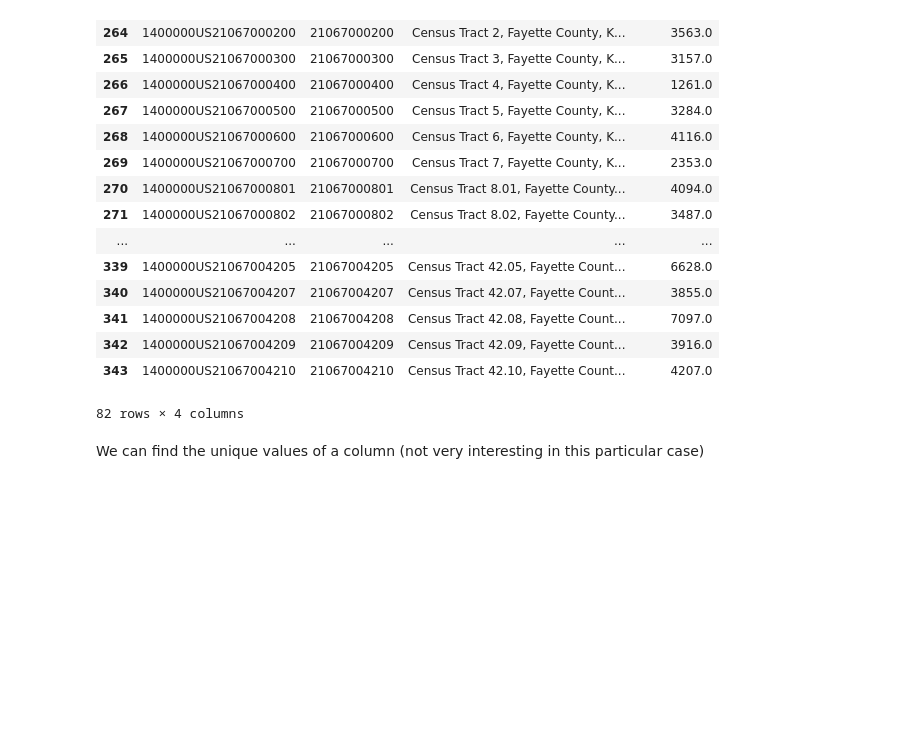
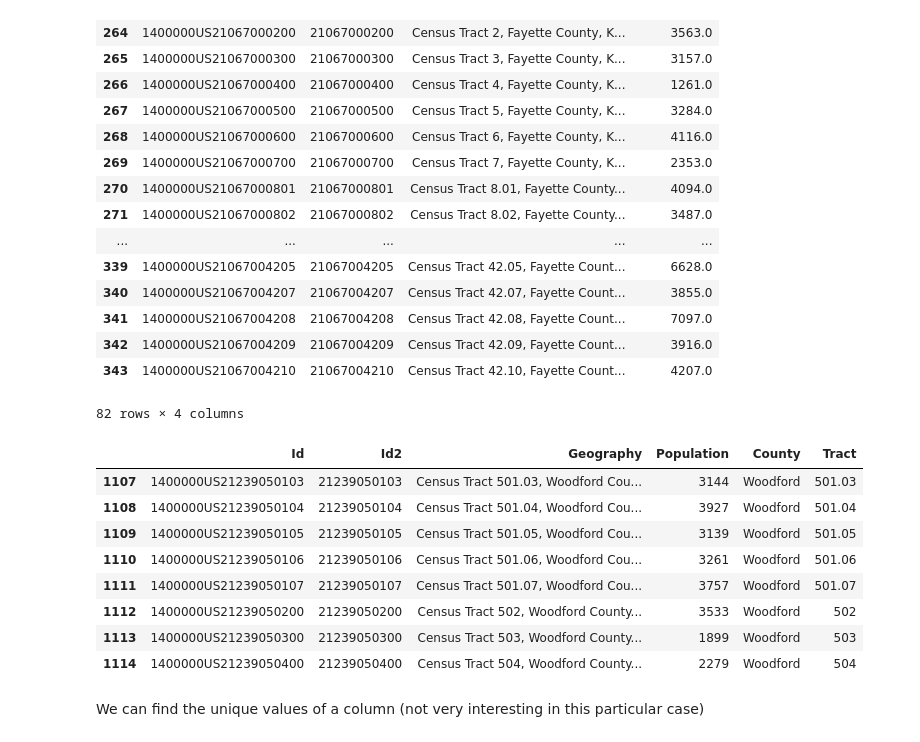
Before and after one commit to rianatanzen068/ce599, a Jupyter notebook: 06-Pandas Basics Part 2/Basic-Operations-Using-Pandas.ipynb, the cells around one changed output. Cells and saved outputs as stored; diff of their text form; code cells hidden in the pictures; blank space fills up the shorter version.

```diff
--- a/06-Pandas Basics Part 2/Basic-Operations-Using-Pandas.ipynb
+++ b/06-Pandas Basics Part 2/Basic-Operations-Using-Pandas.ipynb
@@ -164,6 +170,18 @@ df[df['Geography'].str.contains('Fayette County')]
 | 342 | 1400000US21067004209 | 21067004209 | Census Tract 42.09, Fayette Count... | 3916.0 |
 | 343 | 1400000US21067004210 | 21067004210 | Census Tract 42.10, Fayette Count... | 4207.0 |
 82 rows × 4 columns
+# %%
+df[df ['Geography'].str.contains ('Woodford County')]
+# %% [output]
+|  | Id | Id2 | Geography | Population | County | Tract |
+| 1107 | 1400000US21239050103 | 21239050103 | Census Tract 501.03, Woodford Cou... | 3144 | Woodford | 501.03 |
+| 1108 | 1400000US21239050104 | 21239050104 | Census Tract 501.04, Woodford Cou... | 3927 | Woodford | 501.04 |
+| 1109 | 1400000US21239050105 | 21239050105 | Census Tract 501.05, Woodford Cou... | 3139 | Woodford | 501.05 |
+| 1110 | 1400000US21239050106 | 21239050106 | Census Tract 501.06, Woodford Cou... | 3261 | Woodford | 501.06 |
+| 1111 | 1400000US21239050107 | 21239050107 | Census Tract 501.07, Woodford Cou... | 3757 | Woodford | 501.07 |
+| 1112 | 1400000US21239050200 | 21239050200 | Census Tract 502, Woodford County... | 3533 | Woodford | 502 |
+| 1113 | 1400000US21239050300 | 21239050300 | Census Tract 503, Woodford County... | 1899 | Woodford | 503 |
+| 1114 | 1400000US21239050400 | 21239050400 | Census Tract 504, Woodford County... | 2279 | Woodford | 504 |
 # %% [markdown]
 We can find the unique values of a column (not very interesting in this particular case)
 # %% [markdown]
```
Also changed, not shown: parts of 34 cells of this notebook, 1 other file.
